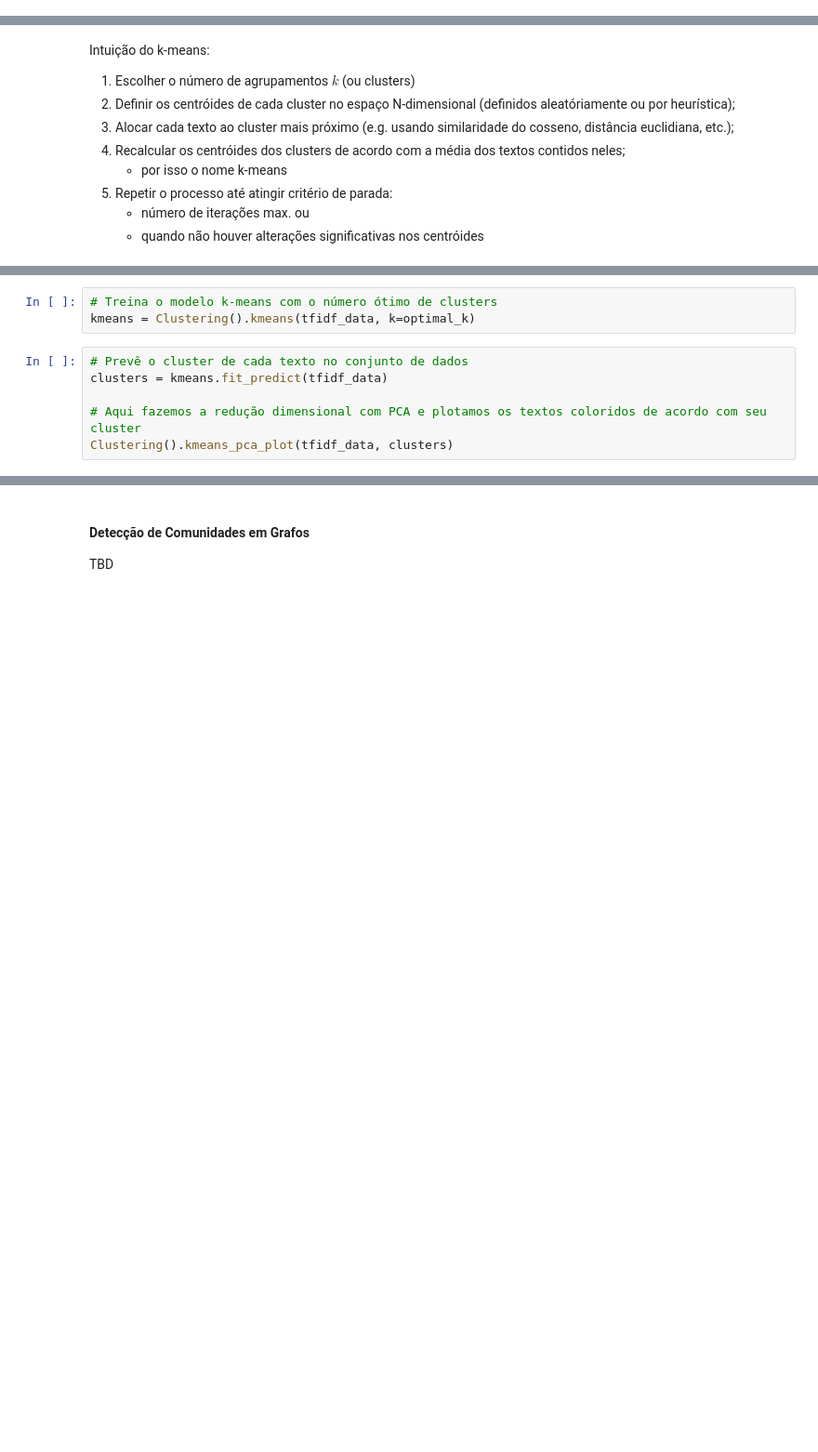
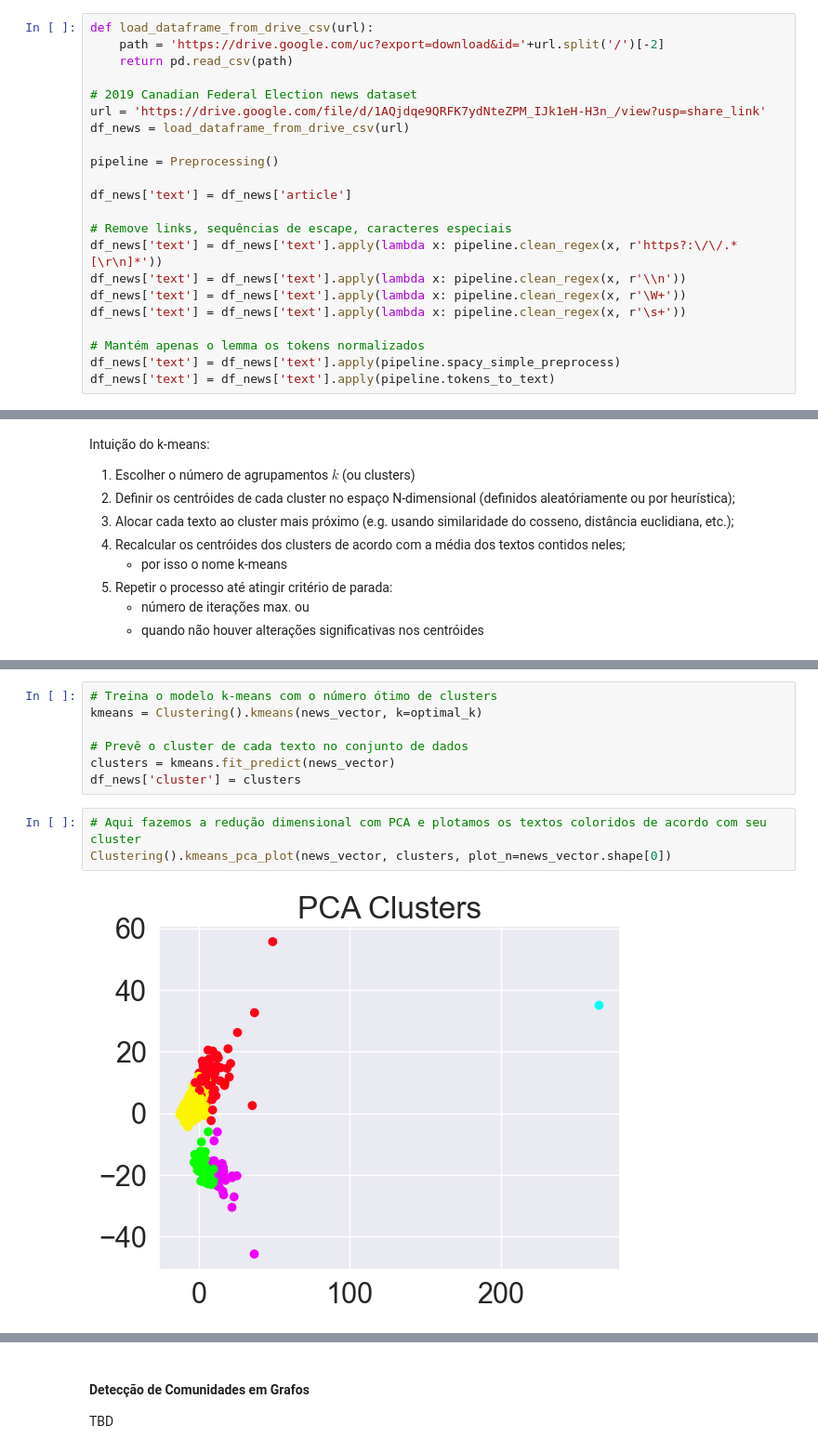
Before and after one commit to webmedia2022-nlp/course-code, a Jupyter notebook: NLP_WebMedia2022.ipynb, the cells around one changed output, grey strips where cells are left out. Shown: that part at 93% size. Drawn from its saved outputs; the diff is of its cells as text; blank space fills up the shorter version.

```diff
--- a/NLP_WebMedia2022.ipynb
+++ b/NLP_WebMedia2022.ipynb
@@ -1218 +1228,23 @@ print(f"{len(dataset.data)} Documentos - {true_k} Categorias")
+# %%
+def load_dataframe_from_drive_csv(url):
+    path = 'https://drive.google.com/uc?export=download&id='+url.split('/')[-2]
+    return pd.read_csv(path)
+
+# 2019 Canadian Federal Election news dataset
+url = 'https://drive.google.com/file/d/1AQjdqe9QRFK7ydNteZPM_IJk1eH-H3n_/view?usp=share_link'
+df_news = load_dataframe_from_drive_csv(url)
+
+pipeline = Preprocessing()
+
+df_news['text'] = df_news['article']
+
+# Remove links, sequências de escape, caracteres especiais
+df_news['text'] = df_news['text'].apply(lambda x: pipeline.clean_regex(x, r'https?:\/\/.*[\r\n]*'))
+df_news['text'] = df_news['text'].apply(lambda x: pipeline.clean_regex(x, r'\\n'))
+df_news['text'] = df_news['text'].apply(lambda x: pipeline.clean_regex(x, r'\W+'))
+df_news['text'] = df_news['text'].apply(lambda x: pipeline.clean_regex(x, r'\s+'))
+
+# Mantém apenas o lemma os tokens normalizados
+df_news['text'] = df_news['text'].apply(pipeline.spacy_simple_preprocess)
+df_news['text'] = df_news['text'].apply(pipeline.tokens_to_text)
 # %%
@@ -1268,9 +1321,12 @@ print('Número óotimo de clusters:', optimal_k)
 # %%
 # Treina o modelo k-means com o número ótimo de clusters
-kmeans = Clustering().kmeans(tfidf_data, k=optimal_k)
+kmeans = Clustering().kmeans(news_vector, k=optimal_k)
+
+# Prevê o cluster de cada texto no conjunto de dados
+clusters = kmeans.fit_predict(news_vector)
+df_news['cluster'] = clusters
 # %%
-# Prevê o cluster de cada texto no conjunto de dados
-clusters = kmeans.fit_predict(tfidf_data)
-
 # Aqui fazemos a redução dimensional com PCA e plotamos os textos coloridos de acordo com seu cluster
-Clustering().kmeans_pca_plot(tfidf_data, clusters)
+Clustering().kmeans_pca_plot(news_vector, clusters, plot_n=news_vector.shape[0])
+# %% [output]
+[figure, added]
```
Also changed, not shown: parts of 25 cells of this notebook, 6 other files.
